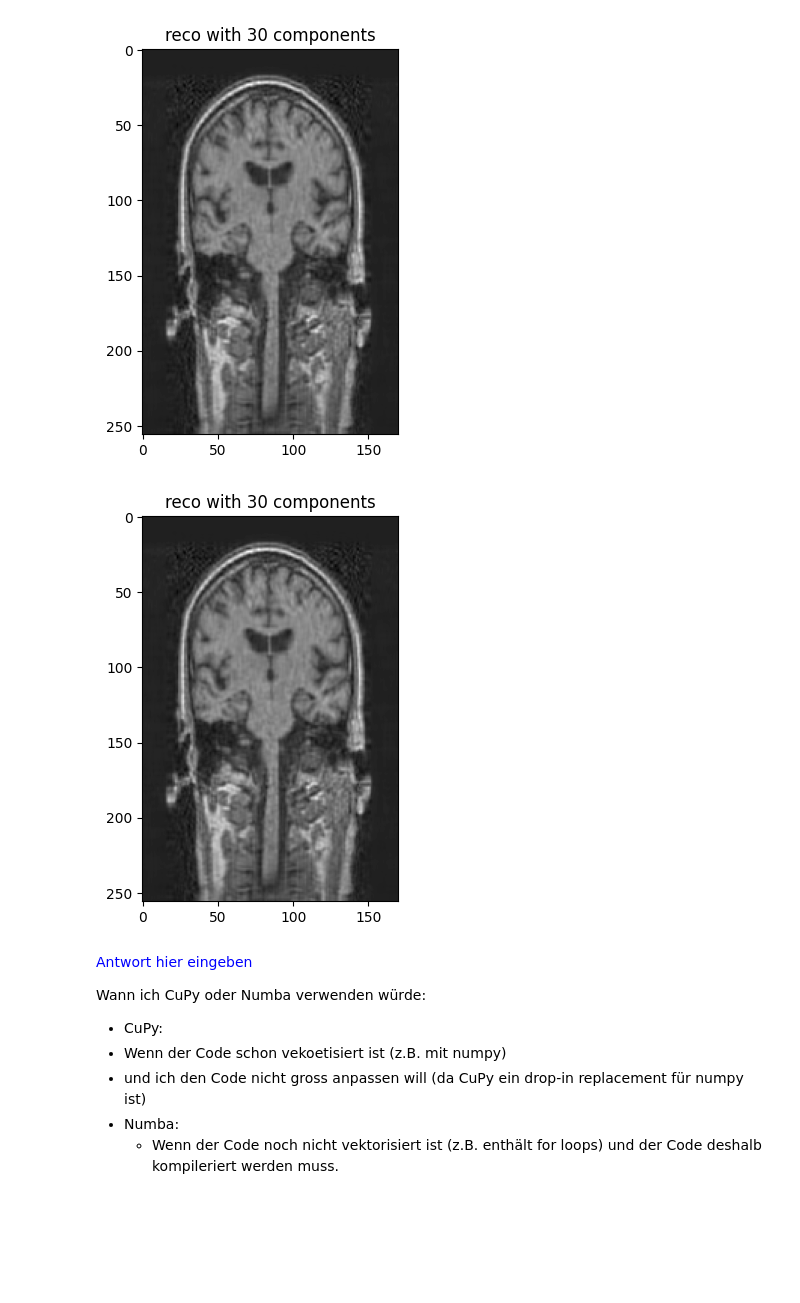
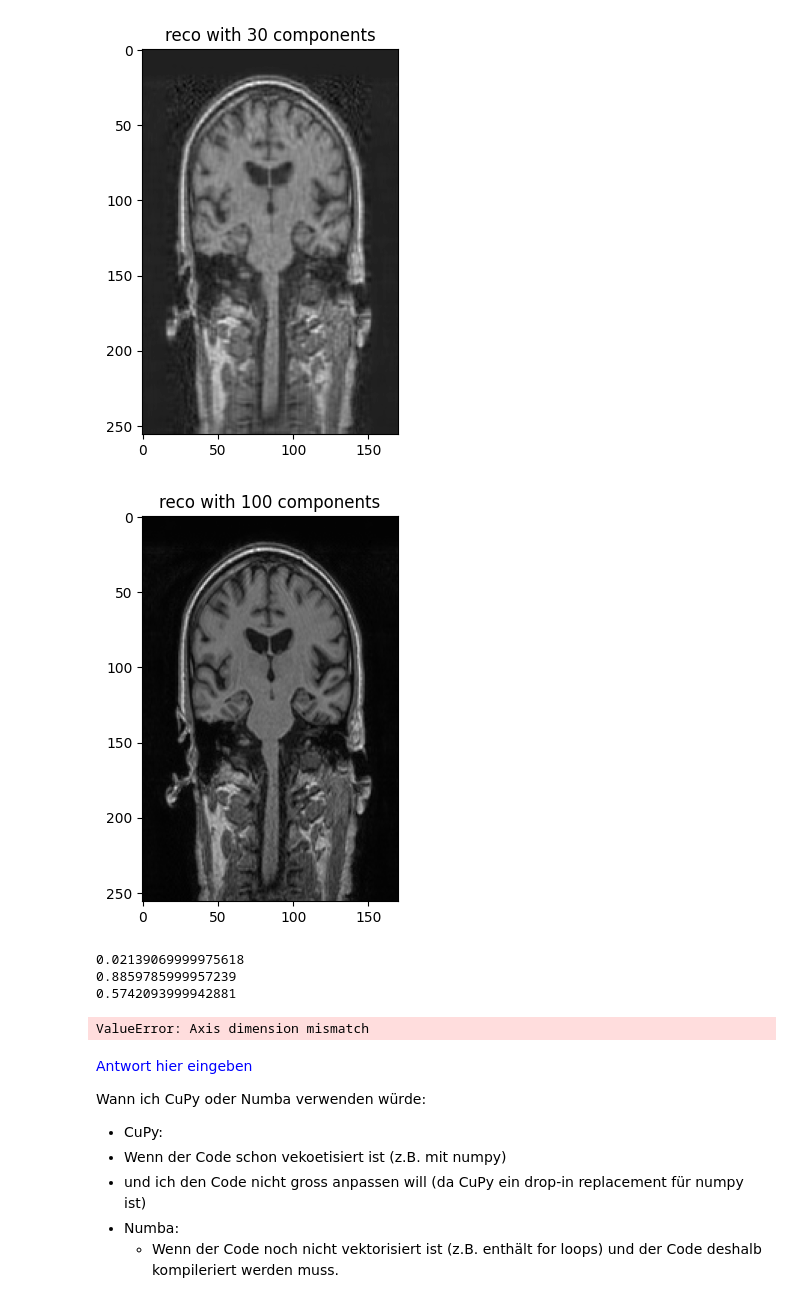
Before and after one commit to florinbarbisch/hpc-m2, a Jupyter notebook: hpc_fs22_mc2_teil2.ipynb, the cells around one changed output. Drawn from its saved outputs; the diff is of its cells as text; code cells hidden in the pictures; blank space fills up the shorter version.

```diff
--- a/hpc_fs22_mc2_teil2.ipynb
+++ b/hpc_fs22_mc2_teil2.ipynb
@@ -81,16 +90,6 @@ plot_reco(reconstructed_image, k)
 # %% [output]
 [figure]
 [figure]
-# %%
-# params
-u, s, vt = np.linalg.svd(image, full_matrices=False)
-k = 30
-C = np.zeros((u.shape[0], vt.shape[1]))
-# code
-for i in range(u.shape[0]):
-    for j in range(vt.shape[1]):
-        for l in range(k):
-            C[i,j] += u[i,l] * s[l] * vt[l,j]
 # %%
 kernel_code = """
 extern "C" __global__
@@ -104,32 +103,32 @@ void reconstruct_svd(const float* u, const float* s, const float* vt, float* C,
         float sum = 0;
         for (int l = 0; l < k; ++l) {
             sum += u[i * cols_u + l] * s[l] * vt[l * cols_vt + j];
         }
         C[i * cols_vt + j] = sum;
     }
 }
 """
 
 reconstruct_svd_kernel = cp.RawKernel(kernel_code, 'reconstruct_svd')
 
 u, s, vt = np.linalg.svd(image, full_matrices=False)
-k = 30
+k = 100
 C = np.zeros((u.shape[0], vt.shape[1]), dtype=np.float32)
 
 u_gpu = cp.asarray(u, dtype=np.float32)
 s_gpu = cp.asarray(s, dtype=np.float32)
 vt_gpu = cp.asarray(vt, dtype=np.float32)
 C_gpu = cp.asarray(C, dtype=np.float32)
 
 threads_per_block = (16, 16)
 blocks_per_grid_x = math.ceil(u.shape[0] / threads_per_block[0])
 blocks_per_grid_y = math.ceil(vt.shape[1] / threads_per_block[1])
 blocks_per_grid = (blocks_per_grid_x, blocks_per_grid_y)
 
 reconstruct_svd_kernel(blocks_per_grid, threads_per_block, (u_gpu, s_gpu, vt_gpu, C_gpu, u.shape[0], u.shape[1], vt.shape[0], vt.shape[1], k))
 
 C = cp.asnumpy(C_gpu)
 
 plot_reco(C, k)
 # %% [output]
-[figure, old version]
+[figure, new version]
@@ -166,3 +135,19 @@ matmul_kernel(blocks_per_grid, threads_per_block, (A, B, C, N))
+# %%
+# measure time
+import timeit
+
+print(timeit.timeit('reconstruct_svd_kernel(blocks_per_grid, threads_per_block, (u_gpu, s_gpu, vt_gpu, C_gpu, u.shape[0], u.shape[1], vt.shape[0], vt.shape[1], k))', globals=globals(), number=1000))
+
+print(timeit.timeit('reconstruct_svd_cp(u_gpu, s_gpu, vt_gpu, k)', globals=globals(), number=1000))
+
+print(timeit.timeit('reconstruct_svd_cp_einsum(u_gpu, s_gpu, vt_gpu, k)', globals=globals(), number=1000))
+
+print(timeit.timeit('reconstruct_svd_cp_broadcast(u_gpu, s_gpu, vt_gpu, k)', globals=globals(), number=1000))
+# %% [output]
+0.02139069999975618
+0.8859785999957239
+0.5742093999942881
+ValueError: Axis dimension mismatch
 # %% [markdown]
 <font color='blue'>Antwort hier eingeben</font>
 
```
Also changed, not shown: parts of 2 cells of this notebook.
